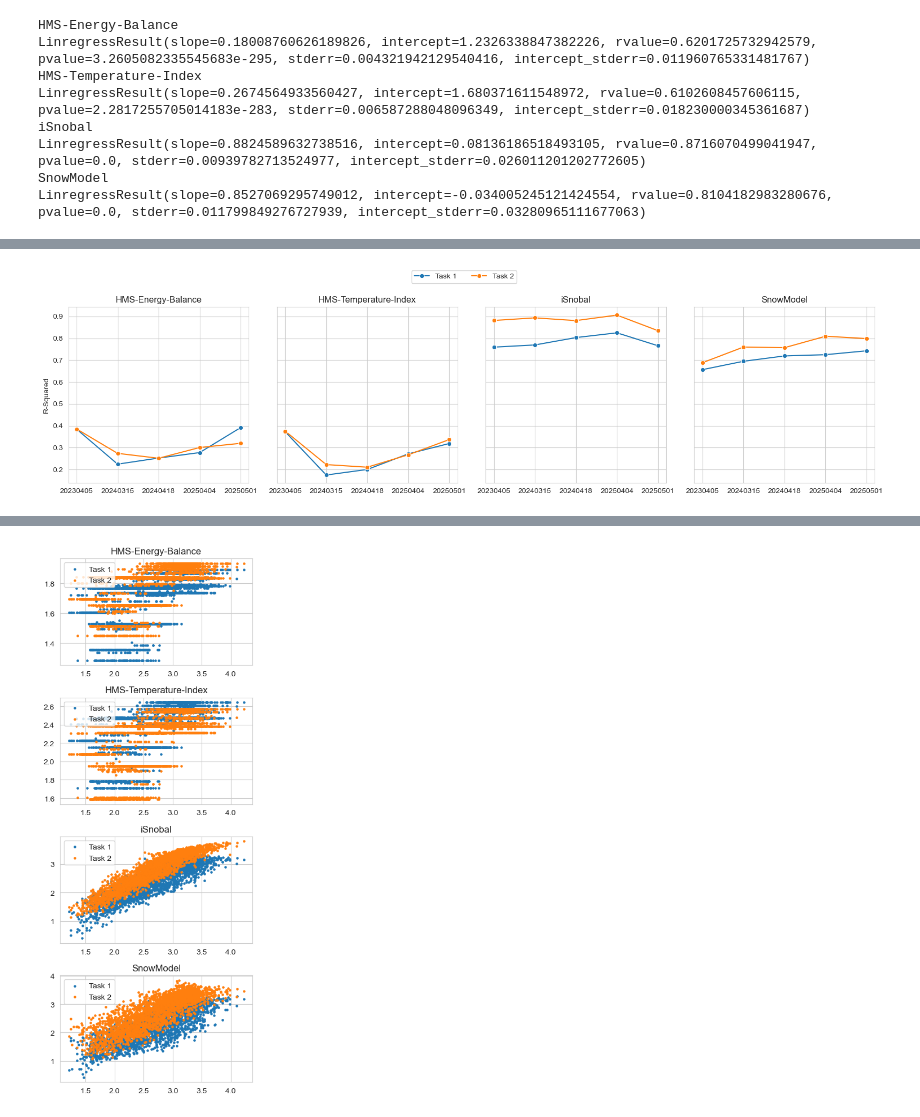
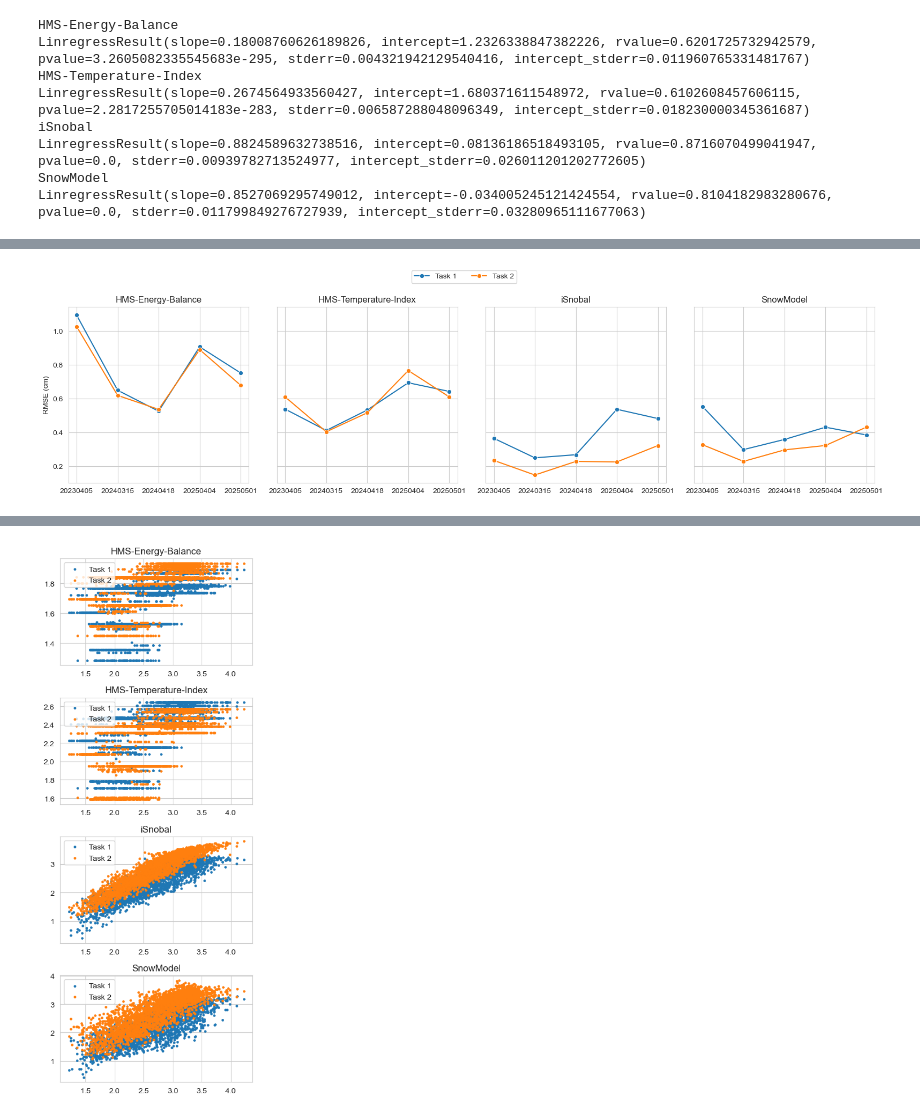
Before and after one commit to naniciafone/SIRO, a Jupyter notebook: notebooks/analysis.ipynb, the cells around one changed output, grey strips where cells are left out. Drawn from its saved outputs; the diff is of its cells as text; code cells hidden in the pictures.

```diff
--- a/notebooks/analysis.ipynb
+++ b/notebooks/analysis.ipynb
@@ -178,5 +174,8 @@ for key in task1.keys():
 # %%
 regressions = []
+
+def rmse_numpy(actual, predicted):
+    return np.sqrt(np.mean((predicted - actual) ** 2))
 
 for key in task1.keys():
     lidar = task1[key]['lidar']
@@ -201,6 +200,8 @@ for key in task1.keys():
 
                 regression_result = linregress(x_clean, y_clean)
 
+                rmse = rmse_numpy(x_clean, y_clean)
+
                 row = {
                     "task": task,
                     "date": key,
@@ -209,14 +210,15 @@ for key in task1.keys():
                     "intercept": regression_result.intercept,
                     "rvalue": regression_result.rvalue,
                     "pvalue": regression_result.pvalue,
-                    "stderr": regression_result.stderr
+                    "stderr": regression_result.stderr,
+                    "rmse": rmse
                 }
 
                 regressions.append(row)
 
     df = pd.DataFrame(regressions)
     df['r-squared'] = df['rvalue']**2
-    #df.to_csv('regression_results.csv', index=False)
+    df.to_csv('regression_results.csv', index=False)
 # %%
 sns.relplot(
     data=df,
@@ -234,32 +248,32 @@ sns.relplot(
 # %%
 fig, axs = plt.subplots(nrows=1, ncols=4, figsize=(16, 4), sharey=True)
 
 models = ['HMS-Energy-Balance', 'HMS-Temperature-Index', 'iSnobal', 'SnowModel']
 
 for i, model in enumerate(models):
     sns.lineplot(
         data=df[df['model'] == model],
         x='date',
-        y='r-squared',
+        y='rmse',
         hue='task',
         marker='o',
         ax=axs[i],
 
     )
     axs[i].get_legend().remove()
     axs[i].set_title(model)
     axs[i].set_xlabel("")
     #axs[i].tick_params(labelrotation=45)
-    axs[0].set_ylabel("R-Squared")
+    axs[0].set_ylabel("RMSE (cm)")
 
     handles, labels = axs[0].get_legend_handles_labels()
 
 fig.legend(handles, labels, loc='upper center', bbox_to_anchor=(0.5, 1.1), ncol=3)
 
 plt.tight_layout()
 plt.show()
 # %% [output]
-[figure, old version]
+[figure, new version]
 # %%
 y1 = rxr.open_rasterio(resample_task1['iSnobal'], masked=True).squeeze()
 y2 = rxr.open_rasterio(resample_task2['iSnobal'], masked=True).squeeze()
```
Also changed, not shown: parts of 15 cells of this notebook, 1 other file.
